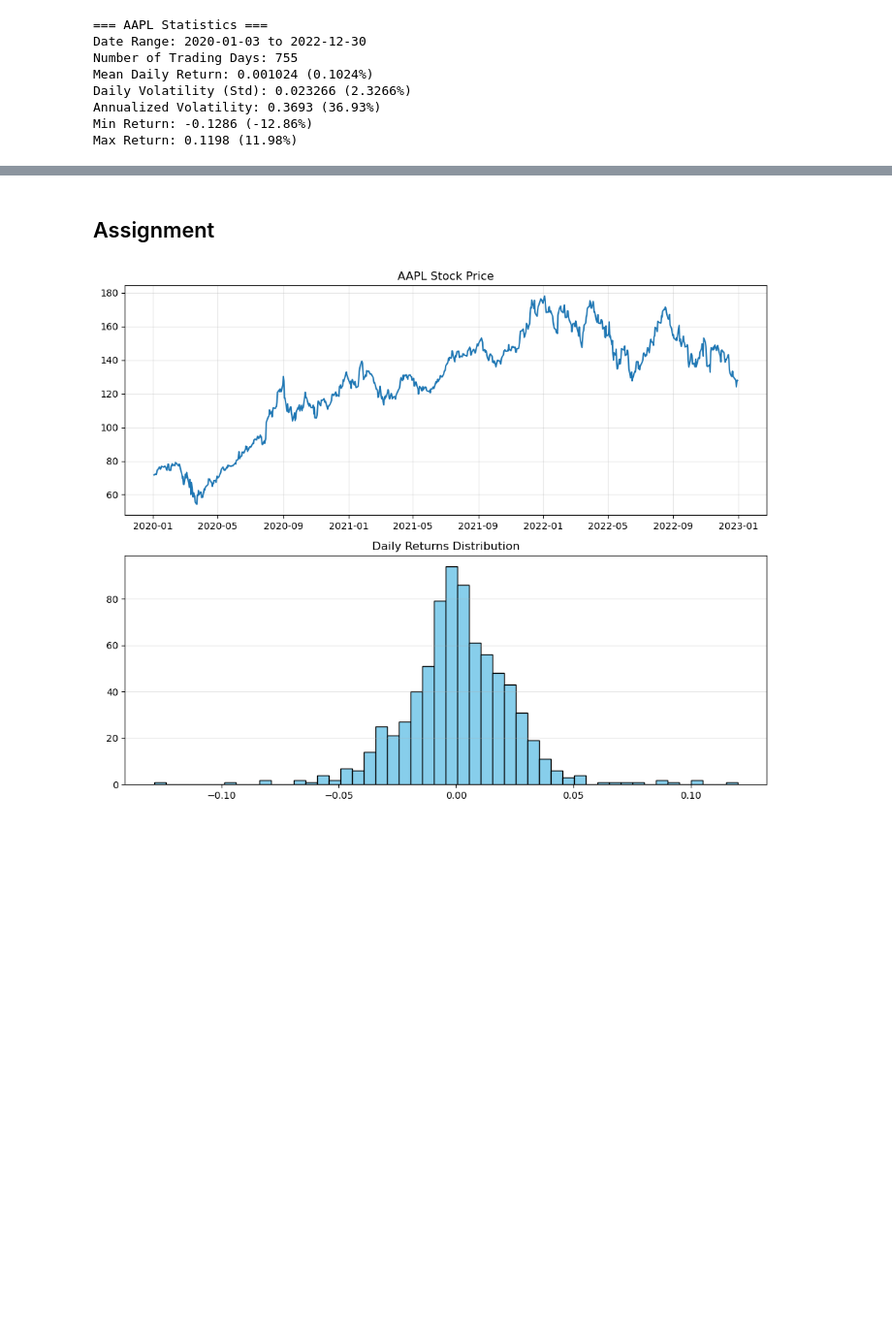
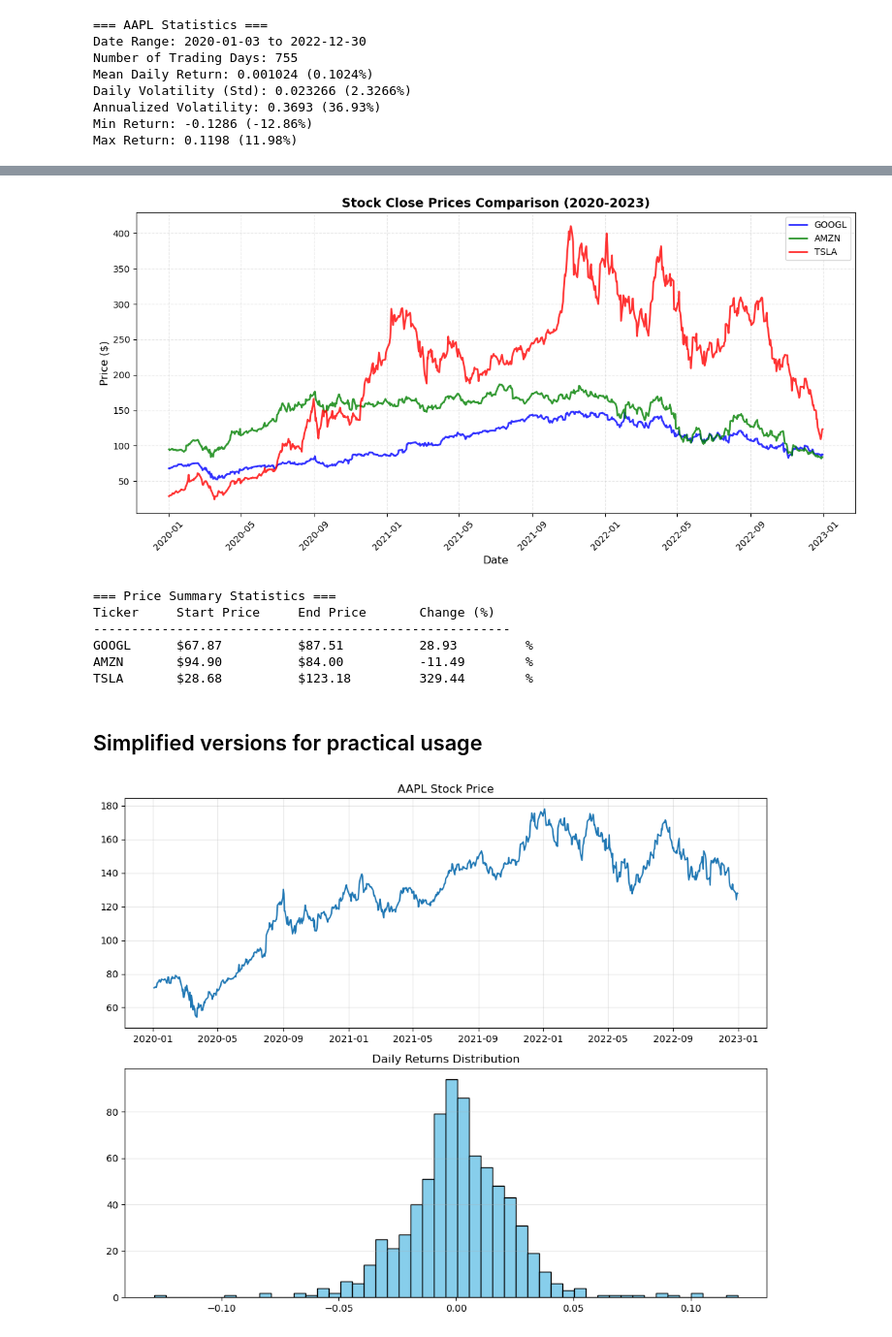
Before and after one commit to BondarevIM/MGIMO-MEO-Programming-for-Finance, a Jupyter notebook: Lecture 3 Accessing Financial Data via APIs.ipynb, the cells around one changed output, grey strips where cells are left out. Shown at 97% size. Saved outputs shown, nothing was run; the diff lists cells and outputs as text; code cells hidden in the pictures; blank space fills up the shorter version.

```diff
--- a/Lecture 3 Accessing Financial Data via APIs.ipynb
+++ b/Lecture 3 Accessing Financial Data via APIs.ipynb
@@ -167,6 +167,77 @@ Max                  0.119808        0.113157
 [figure]
+# %%
+# =============== MULTIPLE TICKERS PRICE CHART ===============
+import yfinance as yf
+import pandas as pd
+import matplotlib.pyplot as plt
+import numpy as np
+
+# Define multiple tickers
+tickers = ["GOOGL", "AMZN", "TSLA"]  # Google, Amazon, Tesla
+
+# Set date range (same as original notebook: 2020-2023)
+start_date = "2020-01-01"
+end_date = "2023-01-01"
+
+# Download data for all tickers
+close_prices = pd.DataFrame()
+
+for ticker in tickers:
+    stock = yf.Ticker(ticker)
+    data = stock.history(start=start_date, end=end_date, repair=True)
+
+    # Use 'Close' column (already adjusted in history())
+    if 'Close' in data.columns:
+        close_prices[ticker] = data['Close']
+
+# Drop any rows with NaN values
+close_prices = close_prices.dropna()
+
+# =============== VISUALIZATION ===============
+fig, ax = plt.subplots(1, 1, figsize=(12, 6))
+
+# Plot each ticker with different colors
+colors = ['blue', 'green', 'red']
+for i, ticker in enumerate(tickers):
+    ax.plot(close_prices.index, close_prices[ticker],
+            label=ticker,
+            color=colors[i],
+            linewidth=2,
+            alpha=0.8)
+
+# Customize the chart
+ax.set_title('Stock Close Prices Comparison (2020-2023)', fontsize=14, fontweight='bold')
+ax.set_xlabel('Date', fontsize=12)
+ax.set_ylabel('Price ($)', fontsize=12)
+ax.legend(loc='best', fontsize=10)
+ax.grid(True, alpha=0.3, linestyle='--')
+
+# Rotate x-axis labels for better readability
+plt.xticks(rotation=45)
+
+plt.tight_layout()
+plt.show()
+
+# =============== PRINT SUMMARY STATISTICS ===============
+print("\n=== Price Summary Statistics ===")
+print(f"{'Ticker':<10} {'Start Price':<15} {'End Price':<15} {'Change (%)':<15}")
+print("-" * 55)
+
+for ticker in tickers:
+    start_price = close_prices[ticker].iloc[0]
+    end_price = close_prices[ticker].iloc[-1]
+    change_pct = ((end_price - start_price) / start_price) * 100
+    print(f"{ticker:<10} ${start_price:<14.2f} ${end_price:<14.2f} {change_pct:<14.2f}%")
+# %% [output]
+[figure, added]
+=== Price Summary Statistics ===
+Ticker     Start Price     End Price       Change (%)
+-------------------------------------------------------
+GOOGL      $67.87          $87.51          28.93         %
+AMZN       $94.90          $84.00          -11.49        %
+TSLA       $28.68          $123.18         329.44        %
 # %% [markdown]
-## Assignment
+## Simplified versions for practical usage
 # %%
 import yfinance as yf
 import pandas as pd
```
Also changed, not shown: parts of 1 cell of this notebook.
